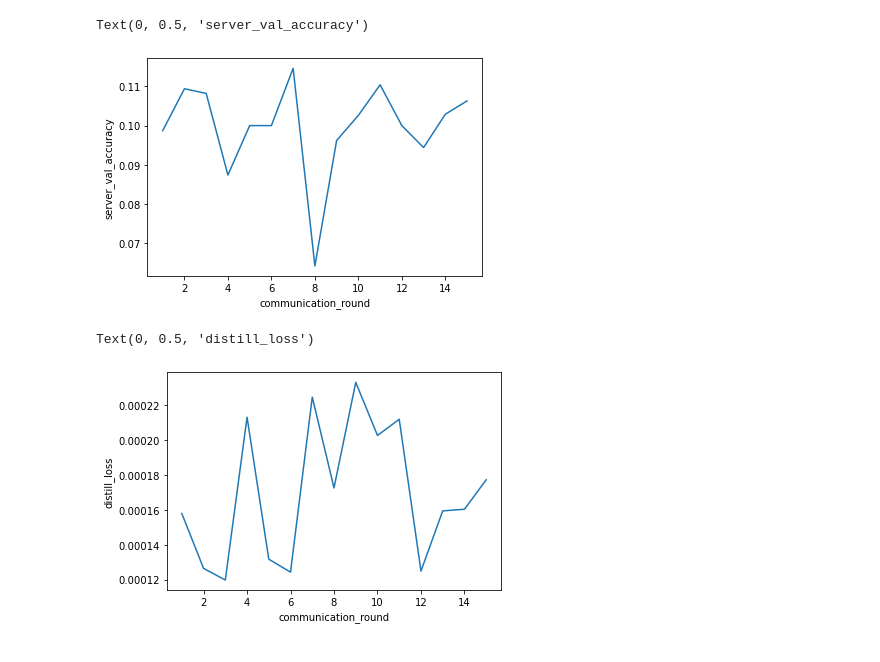
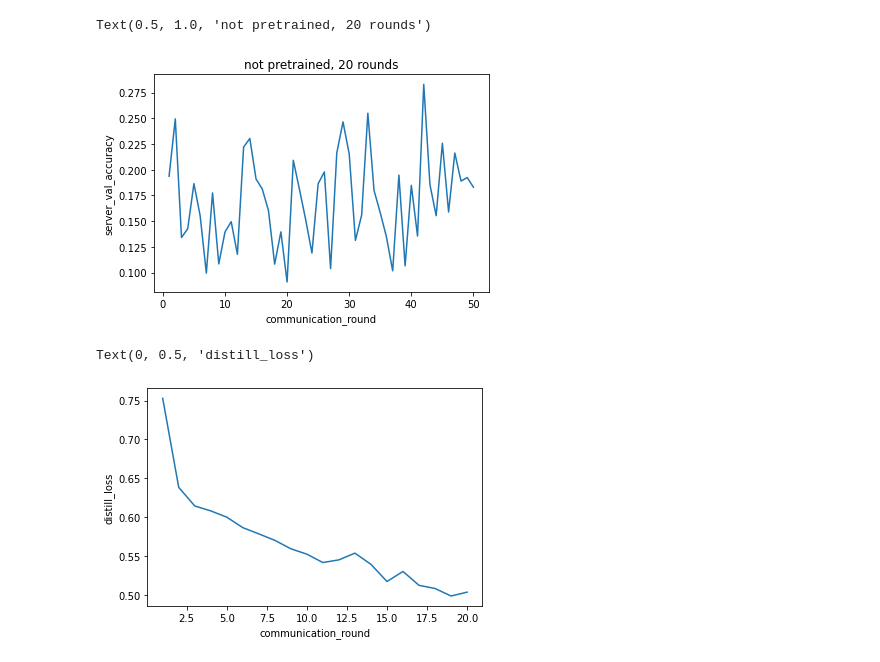
Before and after one commit to haleyhoech/fl_distill, a Jupyter notebook: code/results.ipynb, the cells around one changed output. Drawn from its saved outputs; the diff is of its cells as text; code cells hidden in the pictures.

```diff
--- a/code/results.ipynb
+++ b/code/results.ipynb
@@ -4,6 +7,6 @@ from matplotlib import pyplot as plt
 # %%
 import experiment_manager as xpm
 # %%
-path = "/home/fe/hoech/fl_distill/results"
-list_of_experiments = xpm.get_list_of_experiments(path)
+path = "/home/fe/hoech/fl_distill/results/noniid"
+list_of_experiments = xpm.get_list_of_experiments(path, only_finished=False)
 # %% [output]
@@ -37,14 +208,15 @@ Hyperparameters:
 # %%
-plt.plot(list_of_experiments[0].results['communication_round'], list_of_experiments[0].results['server_val_accuracy'][1:])
+plt.plot(list_of_experiments[1].results['communication_round'], list_of_experiments[1].results['server_val_accuracy'][1:])
 plt.xlabel('communication_round')
 plt.ylabel('server_val_accuracy')
+plt.title('not pretrained, 20 rounds')
 # %% [output]
-Text(0, 0.5, 'server_val_accuracy')
+Text(0.5, 1.0, 'not pretrained, 20 rounds')
-[figure, old version]
+[figure, new version]
 # %%
-plt.plot(list_of_experiments[0].results['communication_round'], list_of_experiments[0].results['distill_loss'])
+plt.plot(list_of_experiments[1].results['communication_round'], list_of_experiments[1].results['distill_loss'])
 plt.xlabel('communication_round')
 plt.ylabel('distill_loss')
 # %% [output]
 Text(0, 0.5, 'distill_loss')
-[figure, old version]
+[figure, new version]
```
Also changed, not shown: parts of 20 cells of this notebook, 2 other files.
